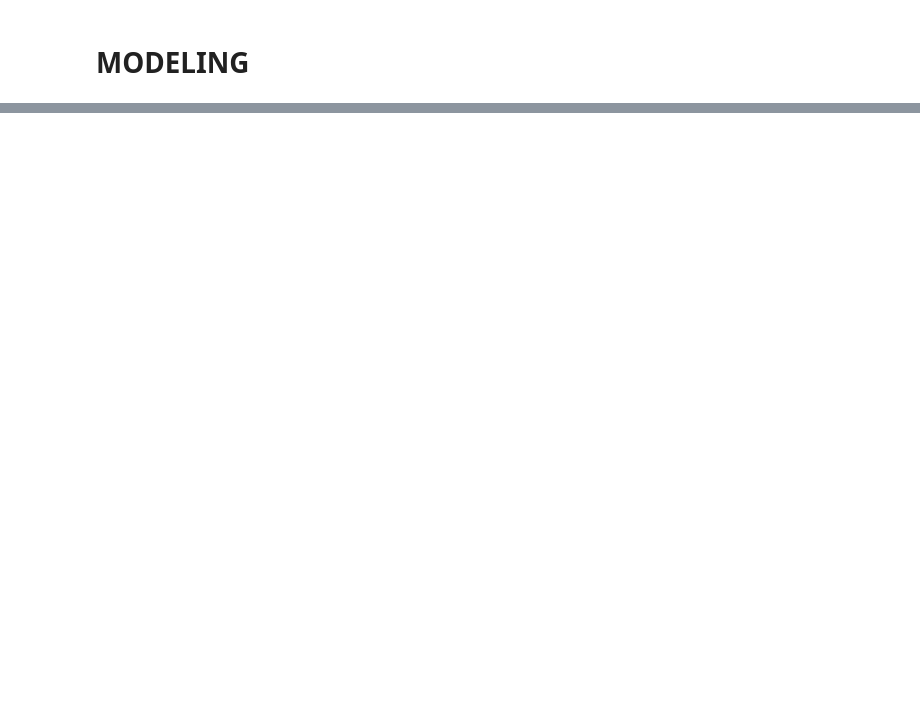
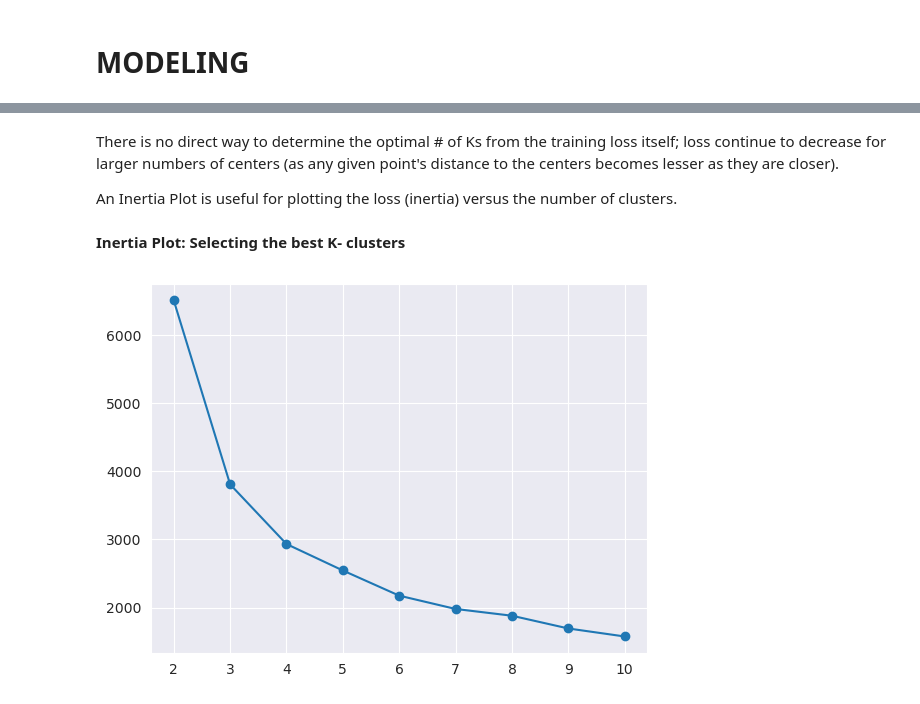
Before and after one commit to ds-edu/DataScienceCapstone_OnlineRetail, a Jupyter notebook: notebooks/Modeling.ipynb, the cells around one changed output, grey strips where cells are left out. Drawn from its saved outputs; the diff is of its cells as text; code cells hidden in the pictures; blank space fills up the shorter version.

```diff
--- a/notebooks/Modeling.ipynb
+++ b/notebooks/Modeling.ipynb
@@ -711,3 +2,0 @@ Pipeline(steps=[('scaler', StandardScaler()),
-# %%
-labels = pipe.fit_predict(X)
-centroids = pipe['kmeans'].cluster_centers_
@@ -765,0 +216,9 @@ Next check the distribution of labels in the cluster via barplot or violin Plot
+# %%
+# Custom scoring functions for GridSearchCV and RandomizedSearchCV
+
+def f_silhouette_score(pipex, X):
+    silscore = silhouette_score(X, pipex.fit_predict(X))
+    return silscore
+
+def f_inertia_score(pipex, X):
+    return pipex['cluster'].inertia_
@@ -765,0 +530,30 @@ Next check the distribution of labels in the cluster via barplot or violin Plot
+# %%
+k_clusters = range(2,11)
+cluster_labels = {}
+centroids = {}
+inertias = {}
+
+for k in k_clusters:
+    pipeline = Pipeline(steps=[
+                        ( 'scaler', StandardScaler() ),
+                        ( 'kmeans', KMeans() )])
+
+    pipeline.set_params(kmeans__tol = final_best_params['tol'],
+                        kmeans__n_init = final_best_params['n_init'],
+                        kmeans__n_clusters = k,
+                        kmeans__max_iter = final_best_params['max_iter'],
+                        kmeans__init = final_best_params['init'],
+                        kmeans__algorithm = final_best_params['algorithm'],
+                        kmeans__random_state = random_seed)
+
+    cluster_label = pipeline.fit_predict(X)
+
+    #Save labels, centroids, and inertias
+    cluster_labels[k] = cluster_label
+    centroids[k] = pipeline['kmeans'].cluster_centers_
+
+    inertias[k] = pipeline['kmeans'].inertia_
+
+# Display inertias per k clusters
+for k in k_clusters:
+    print(f'n_clusters = {k} : {inertias[k]}')
@@ -765,0 +570,11 @@ Next check the distribution of labels in the cluster via barplot or violin Plot
+# %% [markdown]
+There is no direct way to determine the optimal # of Ks from the training loss itself; loss continue to decrease for larger numbers of centers (as any given point's distance to the centers becomes lesser as they are closer).
+
+An Inertia Plot is useful for plotting the loss (inertia) versus the number of clusters.
+# %% [markdown]
+**Inertia Plot: Selecting the best K- clusters**
+# %%
+plt.plot(k_clusters, inertias.values(), '-o')
+plt.show()
+# %% [output]
+[figure, added]
```
Also changed, not shown: parts of 147 cells of this notebook.
